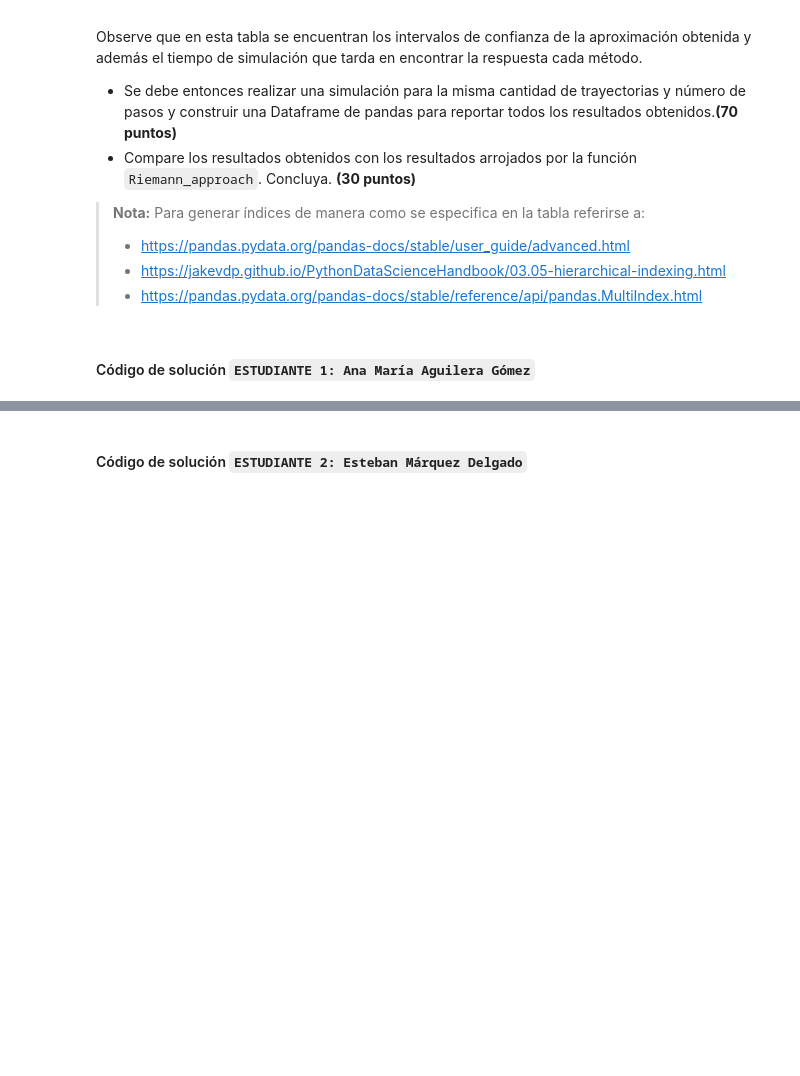
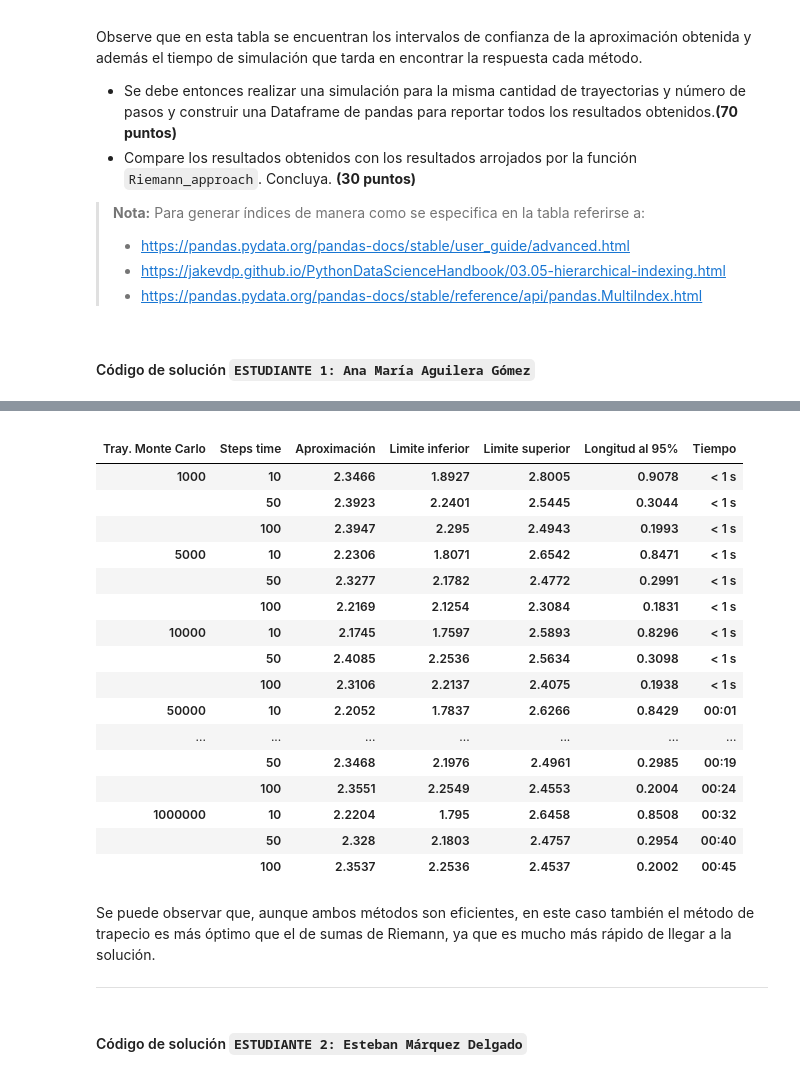
Before and after one commit to EMarquez7/Tarea9_AMAguilera_EMarquez, a Jupyter notebook: Tarea9_AMAguilera_EMarquez.ipynb, the cells around one changed output, grey strips where cells are left out. Drawn from its saved outputs; the diff is of its cells as text; code cells hidden in the pictures; blank space fills up the shorter version.

```diff
--- a/Tarea9_AMAguilera_EMarquez.ipynb
+++ b/Tarea9_AMAguilera_EMarquez.ipynb
@@ -34,3 +252,36 @@ Observe que en esta tabla se encuentran los intervalos de confianza de la aproxi
+# %%
+# mostrar tabla
+pd.set_option("display.max_rows", None, "display.max_columns", None)
+trayeidx =[i for i in traye for _ in (0, 1, 2)]
+tabla2 = np.array(list(map(lambda i: put[:,:,i].flatten(),range(5))))
+arrays = [trayeidx,Step*7,tabla2[0],tabla2[1],tabla2[2],tabla2[3],tabla2[4]]
+index = pd.MultiIndex.from_arrays(arrays, names=('Tray. Monte Carlo', 'Steps time','Aproximación','Limite inferior',
+                                                'Limite superior','Longitud al 95%','Tiempo'))
+tabla2 = pd.DataFrame(index=index)
+tabla2
+# %% [output]
+|  |  |  |  |  |  |  |
+| Tray. Monte Carlo | Steps time | Aproximación | Limite inferior | Limite superior | Longitud al 95% | Tiempo |
+| 1000 | 10 | 2.3466 | 1.8927 | 2.8005 | 0.9078 | < 1 s |
+|  | 50 | 2.3923 | 2.2401 | 2.5445 | 0.3044 | < 1 s |
+|  | 100 | 2.3947 | 2.295 | 2.4943 | 0.1993 | < 1 s |
+| 5000 | 10 | 2.2306 | 1.8071 | 2.6542 | 0.8471 | < 1 s |
+|  | 50 | 2.3277 | 2.1782 | 2.4772 | 0.2991 | < 1 s |
+|  | 100 | 2.2169 | 2.1254 | 2.3084 | 0.1831 | < 1 s |
+| 10000 | 10 | 2.1745 | 1.7597 | 2.5893 | 0.8296 | < 1 s |
+|  | 50 | 2.4085 | 2.2536 | 2.5634 | 0.3098 | < 1 s |
+|  | 100 | 2.3106 | 2.2137 | 2.4075 | 0.1938 | < 1 s |
+| 50000 | 10 | 2.2052 | 1.7837 | 2.6266 | 0.8429 | 00:01 |
+| ... | ... | ... | ... | ... | ... | ... |
+|  | 50 | 2.3468 | 2.1976 | 2.4961 | 0.2985 | 00:19 |
+|  | 100 | 2.3551 | 2.2549 | 2.4553 | 0.2004 | 00:24 |
+| 1000000 | 10 | 2.2204 | 1.795 | 2.6458 | 0.8508 | 00:32 |
+|  | 50 | 2.328 | 2.1803 | 2.4757 | 0.2954 | 00:40 |
+|  | 100 | 2.3537 | 2.2536 | 2.4537 | 0.2002 | 00:45 |
+# %% [markdown]
+Se puede observar que, aunque ambos métodos son eficientes, en este caso también el método de trapecio es más óptimo que el de sumas de Riemann, ya que es mucho más rápido de llegar a la solución.
+
+----
 # %% [markdown]
 #### Código de solución `ESTUDIANTE 2: Esteban Márquez Delgado`
 # %% [markdown]
```
Also changed, not shown: parts of 15 cells of this notebook.
